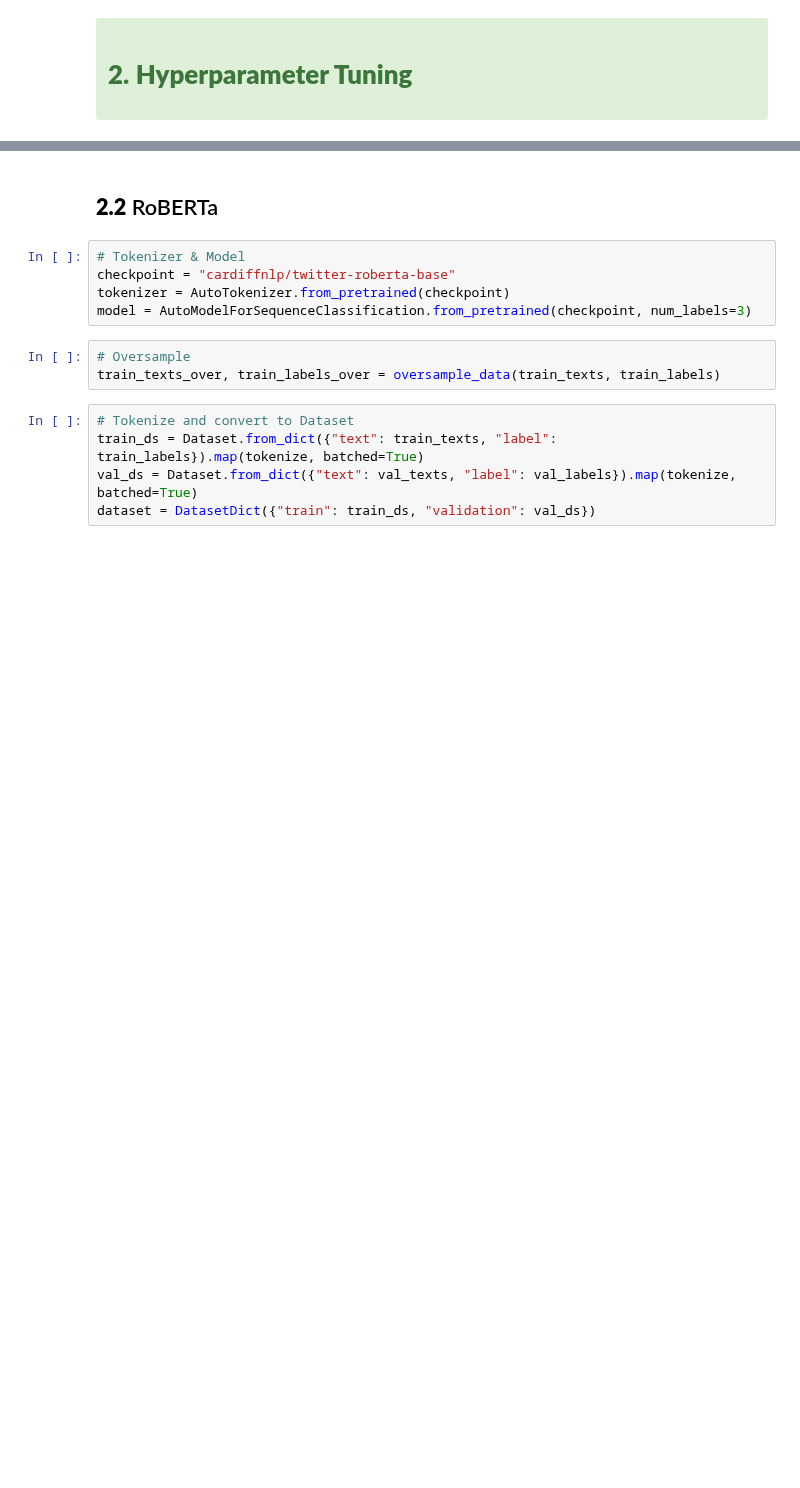
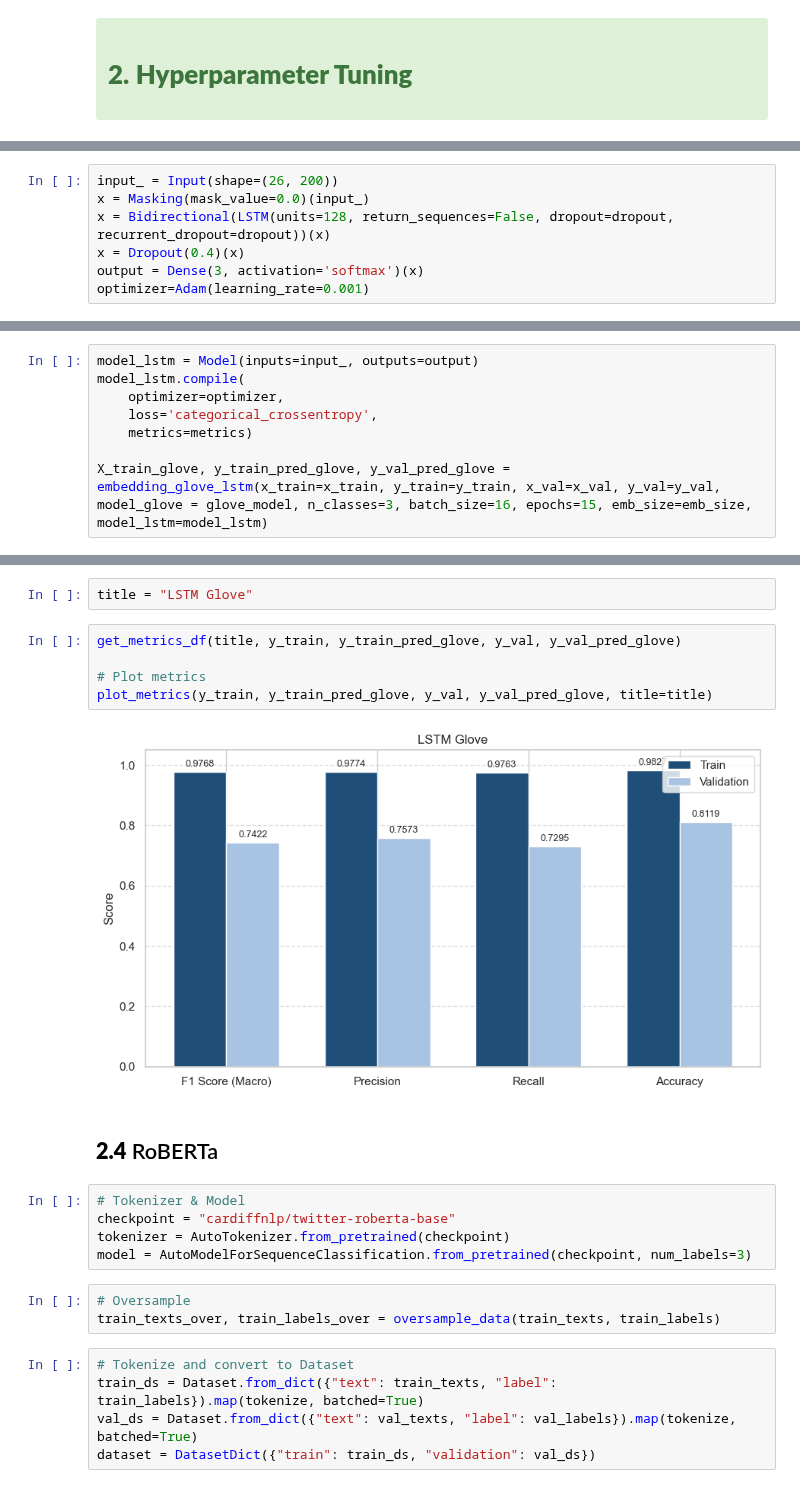
Before and after one commit to mgalao/text-mining-project, a Jupyter notebook: notebooks/Hyperparameter Tuning + Final Predictions.ipynb, the cells around one changed output, grey strips where cells are left out. Drawn from its saved outputs; the diff is of its cells as text; blank space fills up the shorter version.

```diff
--- a/notebooks/Hyperparameter Tuning + Final Predictions.ipynb
+++ b/notebooks/Hyperparameter Tuning + Final Predictions.ipynb
@@ -174,0 +571,7 @@ output = Dense(num_class, activation='softmax')(x)
+# %%
+input_ = Input(shape=(26, 200))
+x = Masking(mask_value=0.0)(input_)
+x = Bidirectional(LSTM(units=128, return_sequences=False, dropout=dropout, recurrent_dropout=dropout))(x)
+x = Dropout(0.4)(x)
+output = Dense(3, activation='softmax')(x)
+optimizer=Adam(learning_rate=0.001)
@@ -174,0 +580,8 @@ output = Dense(num_class, activation='softmax')(x)
+# %%
+model_lstm = Model(inputs=input_, outputs=output)
+model_lstm.compile(
+    optimizer=optimizer,
+    loss='categorical_crossentropy',
+    metrics=metrics)
+
+X_train_glove, y_train_pred_glove, y_val_pred_glove = embedding_glove_lstm(x_train=x_train, y_train=y_train, x_val=x_val, y_val=y_val, model_glove = glove_model, n_classes=3, batch_size=16, epochs=15, emb_size=emb_size, model_lstm=model_lstm)
@@ -175,5 +606,14 @@ output = Dense(num_class, activation='softmax')(x)
+# %%
+title = "LSTM Glove"
+# %%
+get_metrics_df(title, y_train, y_train_pred_glove, y_val, y_val_pred_glove)
+
+# Plot metrics
+plot_metrics(y_train, y_train_pred_glove, y_val, y_val_pred_glove, title=title)
+# %% [output]
+[figure, added]
 # %% [markdown]
-## **2.2** RoBERTa
+## **2.4** RoBERTa
 # %%
 # Tokenizer & Model
 checkpoint = "cardiffnlp/twitter-roberta-base"
```
Also changed, not shown: parts of 38 cells of this notebook, 2 other files.
